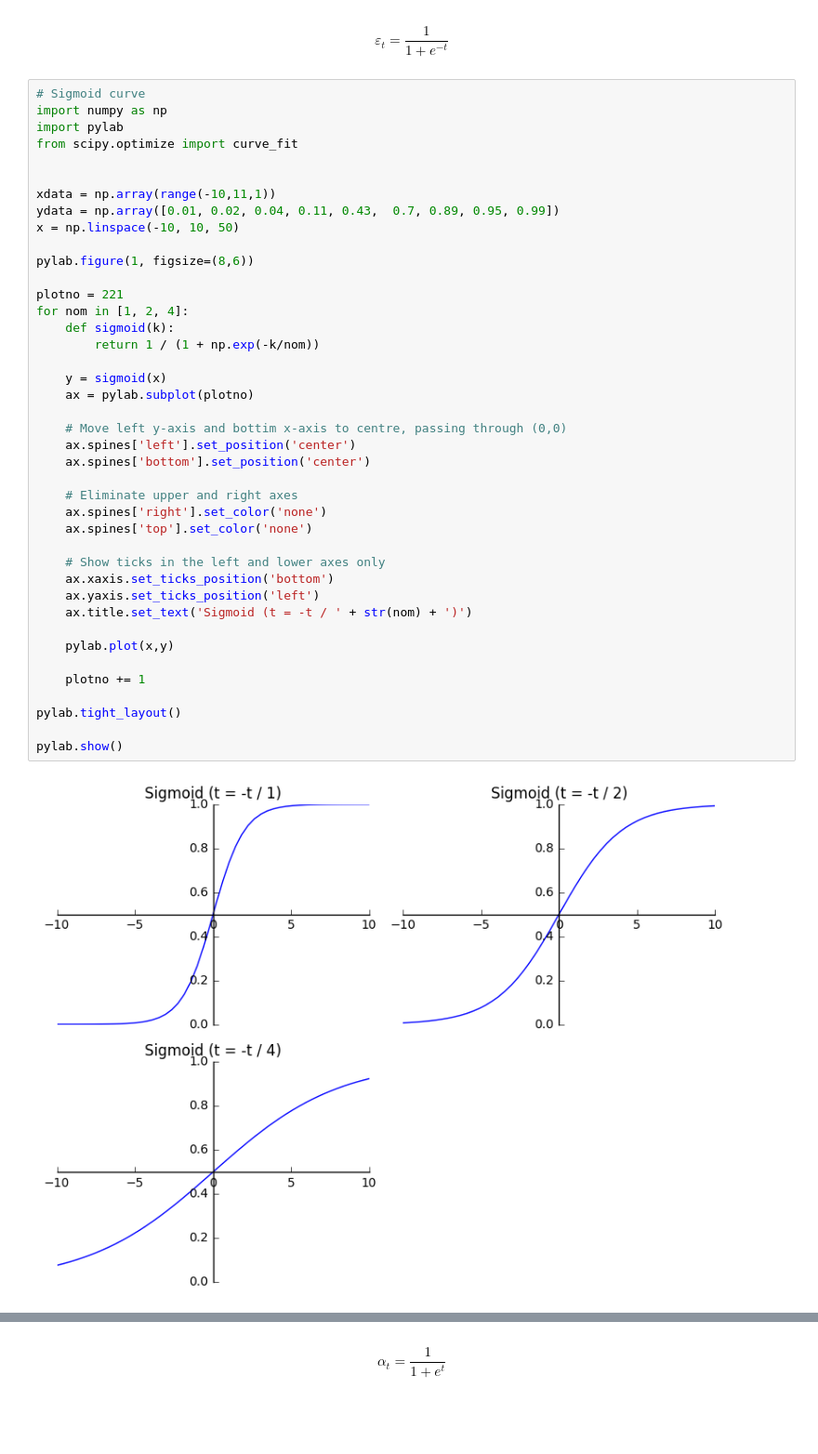
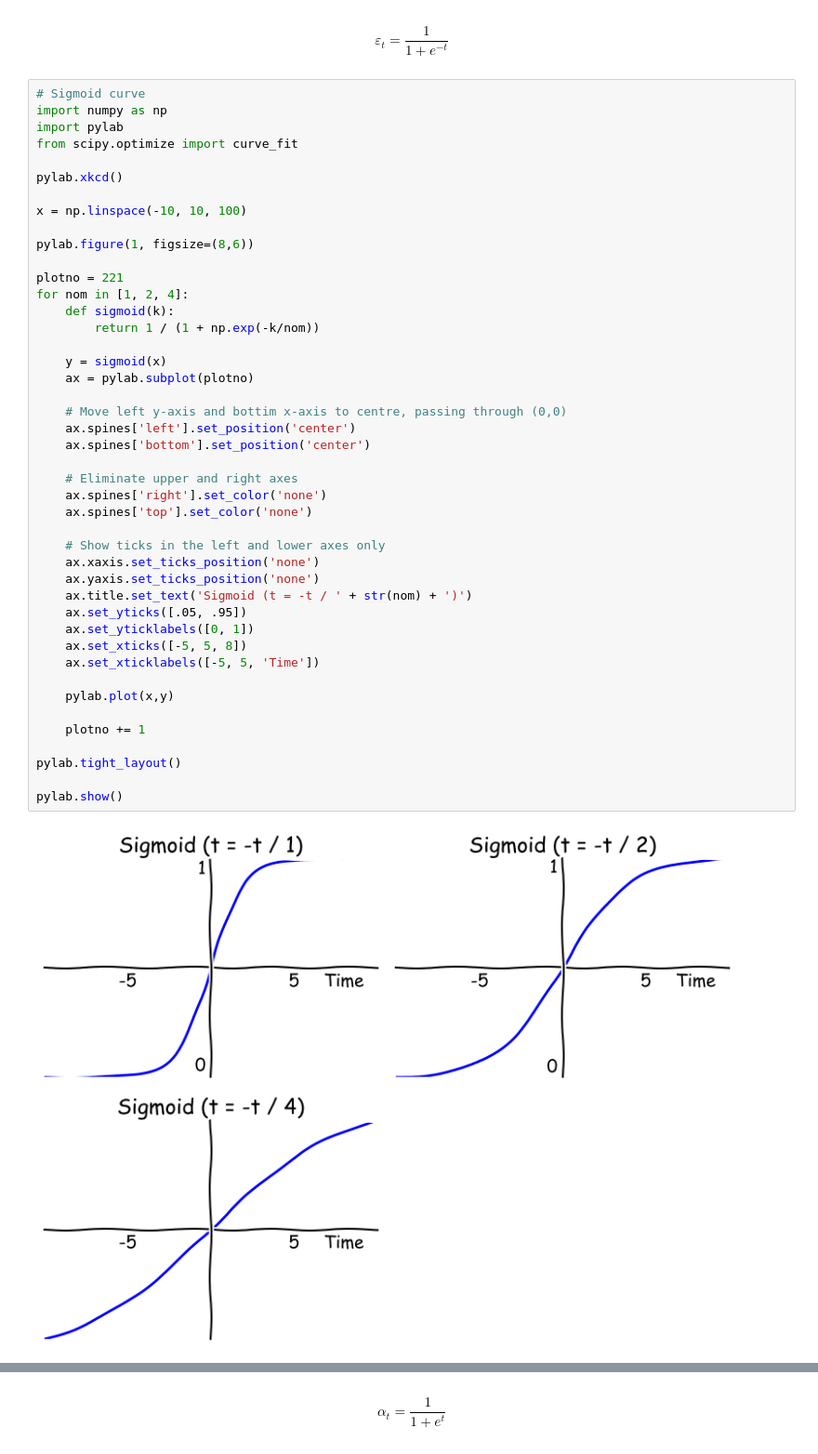
Before and after one commit to andirs/smartcab, a Jupyter notebook: SmartCabDocumentation.ipynb, the cells around one changed output, grey strips where cells are left out. Shown at 93% size. Drawn from its saved outputs; the diff is of its cells as text; blank space fills up the shorter version.

```diff
--- a/SmartCabDocumentation.ipynb
+++ b/SmartCabDocumentation.ipynb
@@ -370,43 +359,46 @@ import numpy as np
 import pylab
 from scipy.optimize import curve_fit
 
+pylab.xkcd()
 
-xdata = np.array(range(-10,11,1))
-ydata = np.array([0.01, 0.02, 0.04, 0.11, 0.43,  0.7, 0.89, 0.95, 0.99])
-x = np.linspace(-10, 10, 50)
+x = np.linspace(-10, 10, 100)
 
 pylab.figure(1, figsize=(8,6))
 
 plotno = 221
 for nom in [1, 2, 4]:
     def sigmoid(k):
         return 1 / (1 + np.exp(-k/nom))
 
     y = sigmoid(x)
     ax = pylab.subplot(plotno)
 
     # Move left y-axis and bottim x-axis to centre, passing through (0,0)
     ax.spines['left'].set_position('center')
     ax.spines['bottom'].set_position('center')
 
     # Eliminate upper and right axes
     ax.spines['right'].set_color('none')
     ax.spines['top'].set_color('none')
 
     # Show ticks in the left and lower axes only
-    ax.xaxis.set_ticks_position('bottom')
-    ax.yaxis.set_ticks_position('left')
+    ax.xaxis.set_ticks_position('none')
+    ax.yaxis.set_ticks_position('none')
     ax.title.set_text('Sigmoid (t = -t / ' + str(nom) + ')')
+    ax.set_yticks([.05, .95])
+    ax.set_yticklabels([0, 1])
+    ax.set_xticks([-5, 5, 8])
+    ax.set_xticklabels([-5, 5, 'Time'])
 
     pylab.plot(x,y)
 
     plotno += 1
 
 pylab.tight_layout()
 
 pylab.show()
 # %% [output]
-[figure, old version]
+[figure, new version]
 # %%
 # Implementation of e_greedy algorithm where epsilon increases over time
 # -> The more steps I take the better my actions get
```
Also changed, not shown: parts of 8 cells of this notebook, 21 other files.
